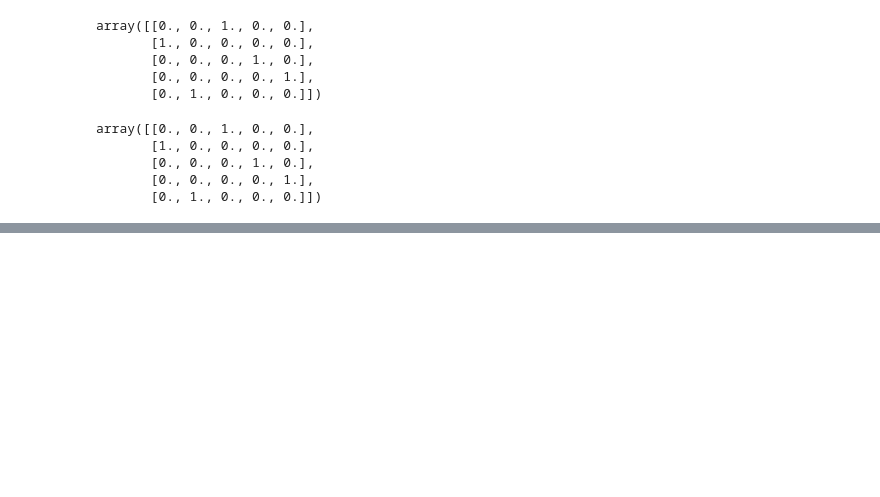
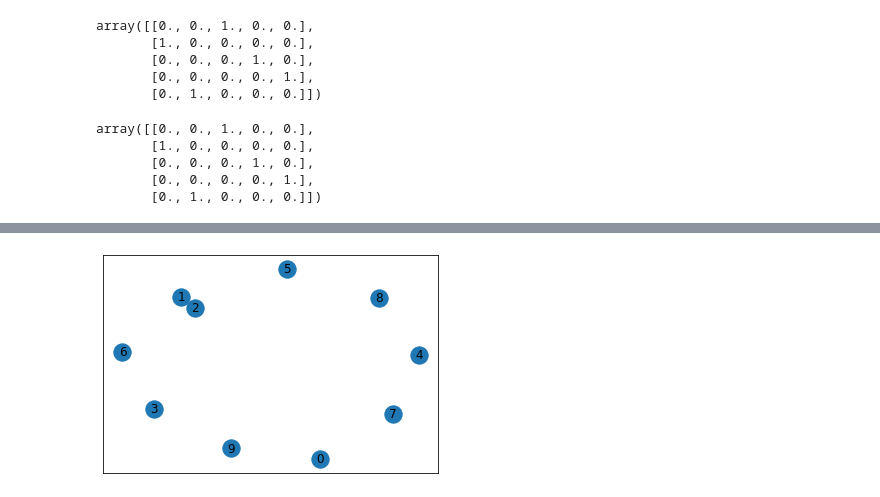
Before and after one commit to riccardoscheda/thesis, a Jupyter notebook: notes.ipynb, the cells around one changed output, grey strips where cells are left out. Drawn from its saved outputs; the diff is of its cells as text; code cells hidden in the pictures; blank space fills up the shorter version.

```diff
--- a/notes.ipynb
+++ b/notes.ipynb
@@ -122,0 +134,5 @@ array([[0., 0., 1., 0., 0.],
+# %%
+a = rn.parametric_noise(g,p=0.5)
+nx.draw_networkx(nx.from_numpy_matrix(a),with_labels=True)
+# %% [output]
+[figure, added]
```
Also changed, not shown: parts of 2 cells of this notebook, 5 other files.
